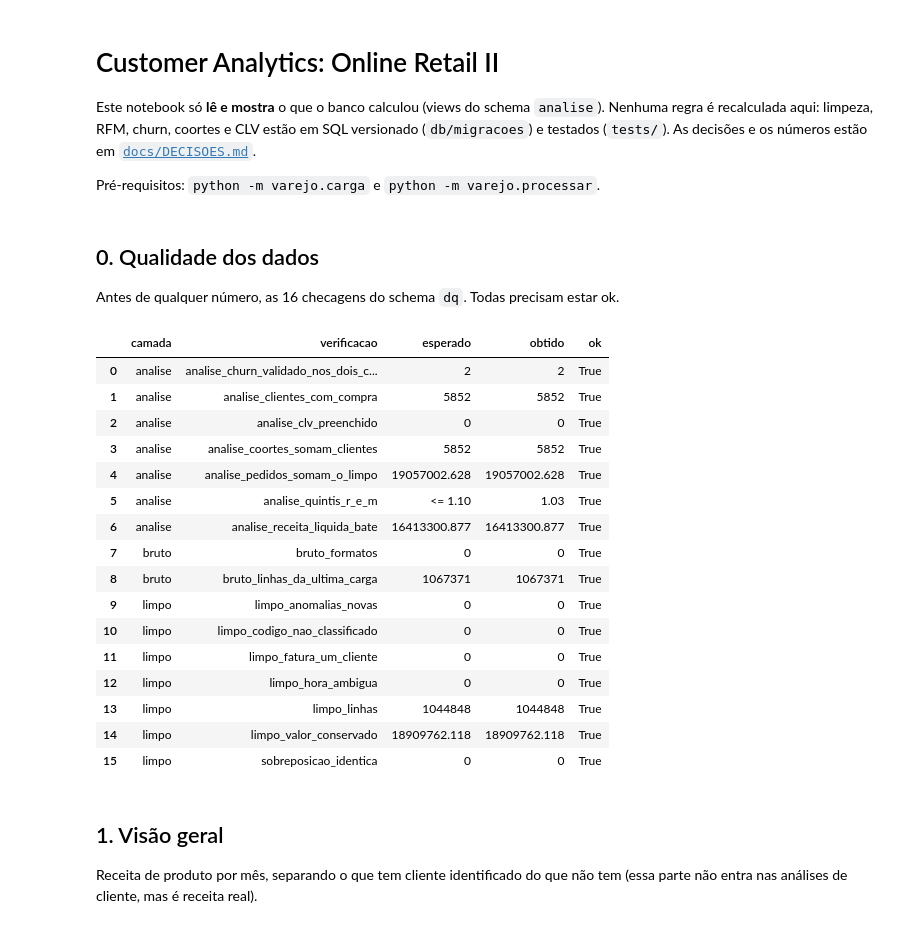
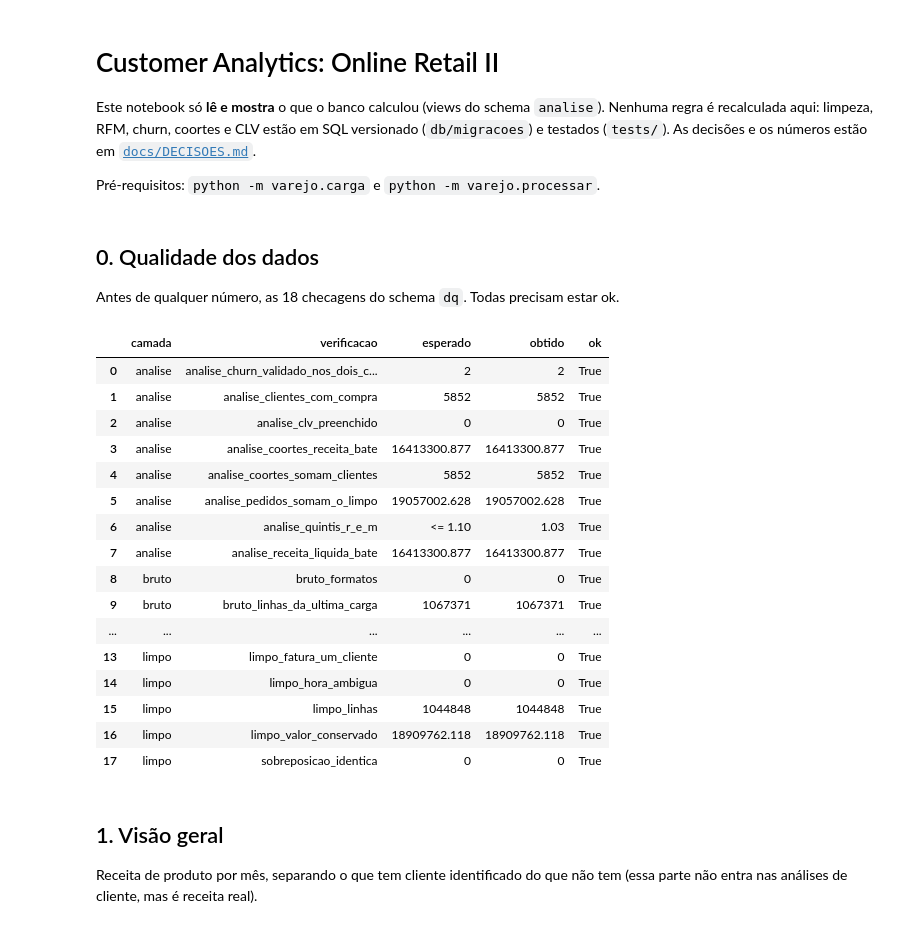
Before and after one commit to DiegoSantiago1/customer-analytics-online-retail, a Jupyter notebook: notebooks/customer_analytics.ipynb, the cells around one changed output. Cells and saved outputs as stored; diff of their text form; code cells hidden in the pictures.

```diff
--- a/notebooks/customer_analytics.ipynb
+++ b/notebooks/customer_analytics.ipynb
@@ -32,31 +32,29 @@ pd.set_option("display.float_format", lambda v: f"{v:,.2f}")
 # %% [markdown]
 ## 0. Qualidade dos dados
 
-Antes de qualquer número, as 16 checagens do schema `dq`. Todas precisam estar ok.
+Antes de qualquer número, as 18 checagens do schema `dq`. Todas precisam estar ok.
 # %%
-dq = ler(
-    "SELECT camada, verificacao, esperado, obtido, ok FROM dq.resultado ORDER BY camada, verificacao"
-)
+dq = ler("SELECT camada, verificacao, esperado, obtido, ok FROM dq.resultado ORDER BY camada, verificacao")
 assert dq["ok"].all(), "há checagem de qualidade falhando"
 dq
 # %% [output]
 |  | camada | verificacao | esperado | obtido | ok |
 | 0 | analise | analise_churn_validado_nos_dois_c... | 2 | 2 | True |
 | 1 | analise | analise_clientes_com_compra | 5852 | 5852 | True |
 | 2 | analise | analise_clv_preenchido | 0 | 0 | True |
-| 3 | analise | analise_coortes_somam_clientes | 5852 | 5852 | True |
-| 4 | analise | analise_pedidos_somam_o_limpo | 19057002.628 | 19057002.628 | True |
-| 5 | analise | analise_quintis_r_e_m | <= 1.10 | 1.03 | True |
-| 6 | analise | analise_receita_liquida_bate | 16413300.877 | 16413300.877 | True |
-| 7 | bruto | bruto_formatos | 0 | 0 | True |
-| 8 | bruto | bruto_linhas_da_ultima_carga | 1067371 | 1067371 | True |
-| 9 | limpo | limpo_anomalias_novas | 0 | 0 | True |
-| 10 | limpo | limpo_codigo_nao_classificado | 0 | 0 | True |
-| 11 | limpo | limpo_fatura_um_cliente | 0 | 0 | True |
-| 12 | limpo | limpo_hora_ambigua | 0 | 0 | True |
-| 13 | limpo | limpo_linhas | 1044848 | 1044848 | True |
-| 14 | limpo | limpo_valor_conservado | 18909762.118 | 18909762.118 | True |
-| 15 | limpo | sobreposicao_identica | 0 | 0 | True |
+| 3 | analise | analise_coortes_receita_bate | 16413300.877 | 16413300.877 | True |
+| 4 | analise | analise_coortes_somam_clientes | 5852 | 5852 | True |
+| 5 | analise | analise_pedidos_somam_o_limpo | 19057002.628 | 19057002.628 | True |
+| 6 | analise | analise_quintis_r_e_m | <= 1.10 | 1.03 | True |
+| 7 | analise | analise_receita_liquida_bate | 16413300.877 | 16413300.877 | True |
+| 8 | bruto | bruto_formatos | 0 | 0 | True |
+| 9 | bruto | bruto_linhas_da_ultima_carga | 1067371 | 1067371 | True |
+| ... | ... | ... | ... | ... | ... |
+| 13 | limpo | limpo_fatura_um_cliente | 0 | 0 | True |
+| 14 | limpo | limpo_hora_ambigua | 0 | 0 | True |
+| 15 | limpo | limpo_linhas | 1044848 | 1044848 | True |
+| 16 | limpo | limpo_valor_conservado | 18909762.118 | 18909762.118 | True |
+| 17 | limpo | sobreposicao_identica | 0 | 0 | True |
 # %% [markdown]
 ## 1. Visão geral
 
```
Also changed, not shown: parts of 14 cells of this notebook, 51 other files.
